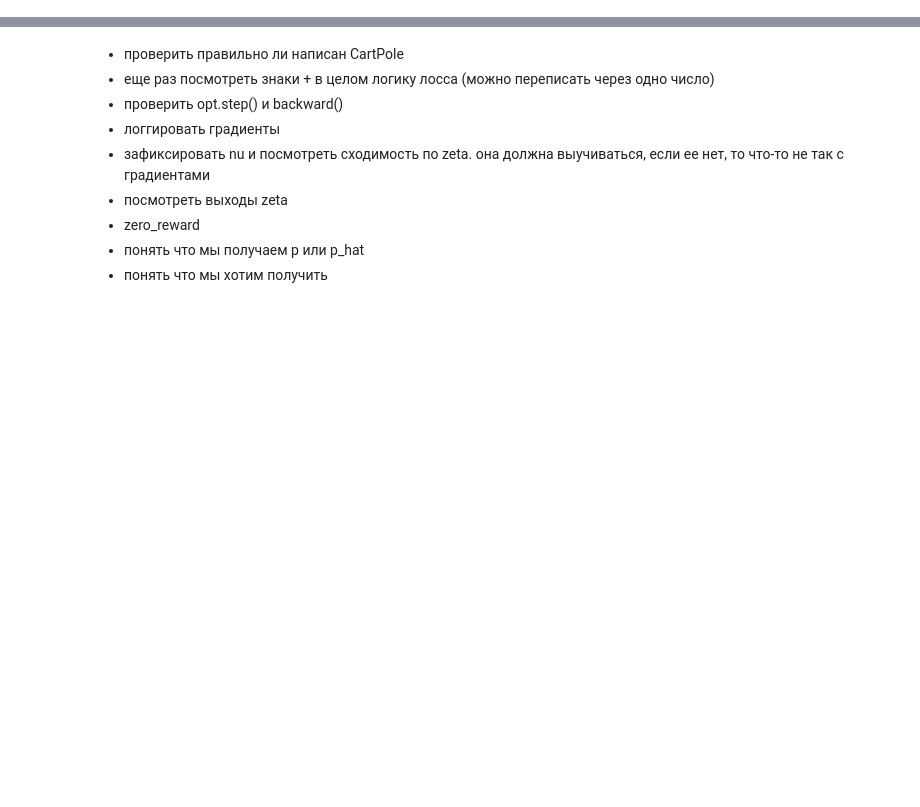
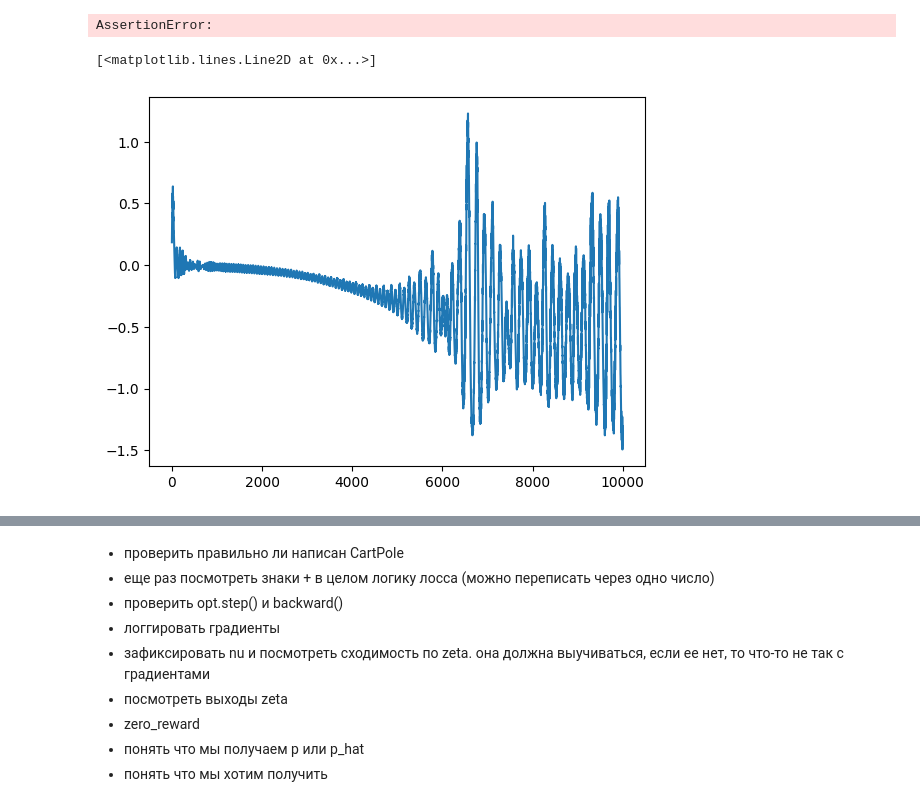
Before and after one commit to Blinkop/Dice-RL, a Jupyter notebook: example_v2.ipynb, the cells around one changed output, grey strips where cells are left out. Drawn from its saved outputs; the diff is of its cells as text; code cells hidden in the pictures; blank space fills up the shorter version.

```diff
--- a/example_v2.ipynb
+++ b/example_v2.ipynb
@@ -200,0 +284,9 @@ KeyboardInterrupt:
+# %%
+assert False
+# %% [output]
+AssertionError:
+# %%
+plt.plot(losses)
+# %% [output]
+[<matplotlib.lines.Line2D at 0x...>]
+[figure, added]
```
Also changed, not shown: parts of 16 cells of this notebook, 2 other files.
